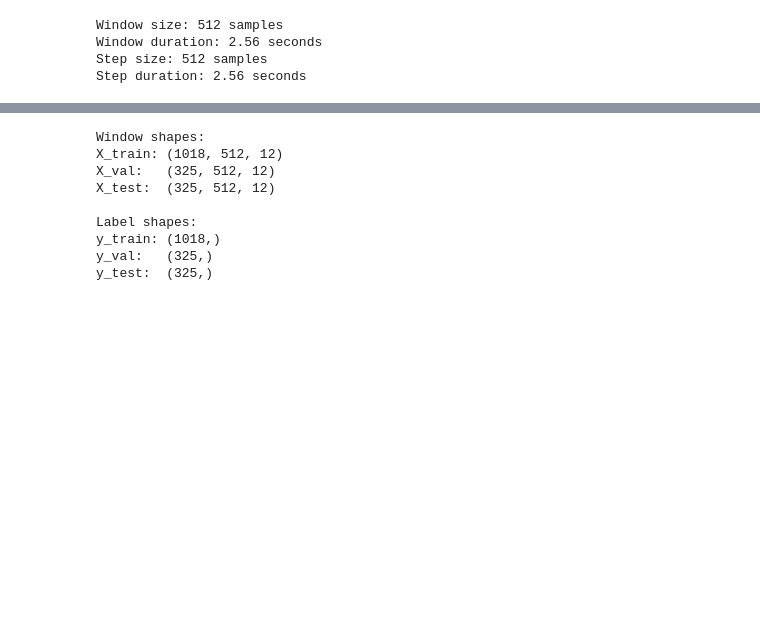
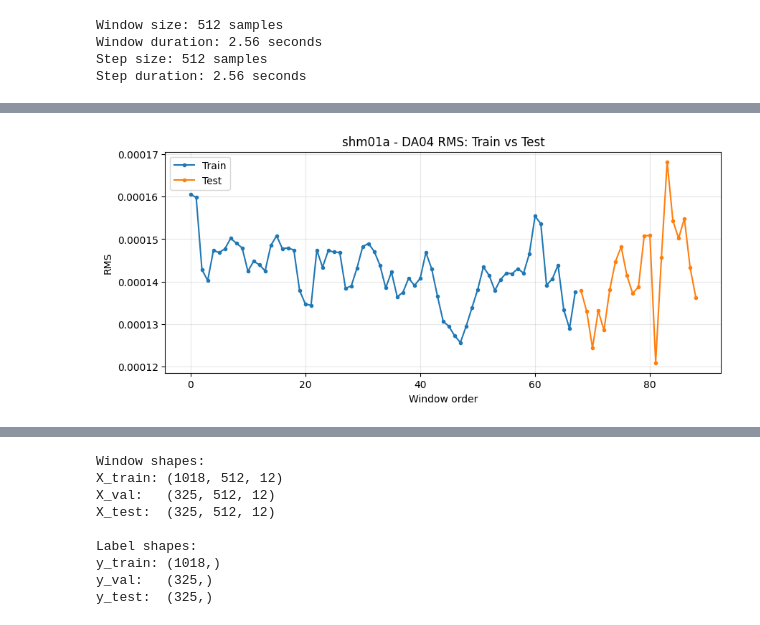
Before and after one commit to SamiraKheradmand/IASC-ASCE-Transformer-SHM, a Jupyter notebook: notebooks/02_split_methods/chronological/Chronological_transformer_highpass_audit.ipynb.ipynb, the cells around one changed output, grey strips where cells are left out. Cells and saved outputs as stored; diff of their text form; code cells hidden in the pictures; blank space fills up the shorter version.

```diff
--- a/notebooks/02_split_methods/chronological/Chronological_transformer_highpass_audit.ipynb.ipynb
+++ b/notebooks/02_split_methods/chronological/Chronological_transformer_highpass_audit.ipynb.ipynb
@@ -483,0 +1250,45 @@ X_test, y_test, test_meta_df = make_windows(test_norm)
+# %%
+# ============================================================
+# Similarity Audit 2B: Plot one feature
+# Example: RMS of DA04 for shm01a
+# ============================================================
+
+scenario = 1
+
+feature_idx = 0   # RMS
+sensor_idx = 0    # DA04
+
+train_mask = train_audit_meta["scenario"].to_numpy() == scenario
+test_mask = test_audit_meta["scenario"].to_numpy() == scenario
+
+train_rms = train_features[train_mask, feature_idx, sensor_idx]
+test_rms = test_features[test_mask, feature_idx, sensor_idx]
+
+plt.figure(figsize=(10, 4))
+
+plt.plot(
+    range(len(train_rms)),
+    train_rms,
+    marker="o",
+    markersize=3,
+    label="Train"
+)
+
+plt.plot(
+    range(len(train_rms), len(train_rms) + len(test_rms)),
+    test_rms,
+    marker="o",
+    markersize=3,
+    label="Test"
+)
+
+plt.xlabel("Window order")
+plt.ylabel("RMS")
+plt.title("shm01a - DA04 RMS: Train vs Test")
+
+plt.legend()
+plt.grid(alpha=0.3)
+
+plt.show()
+# %% [output]
+[figure, added]
```
Also changed, not shown: parts of 55 cells of this notebook.
